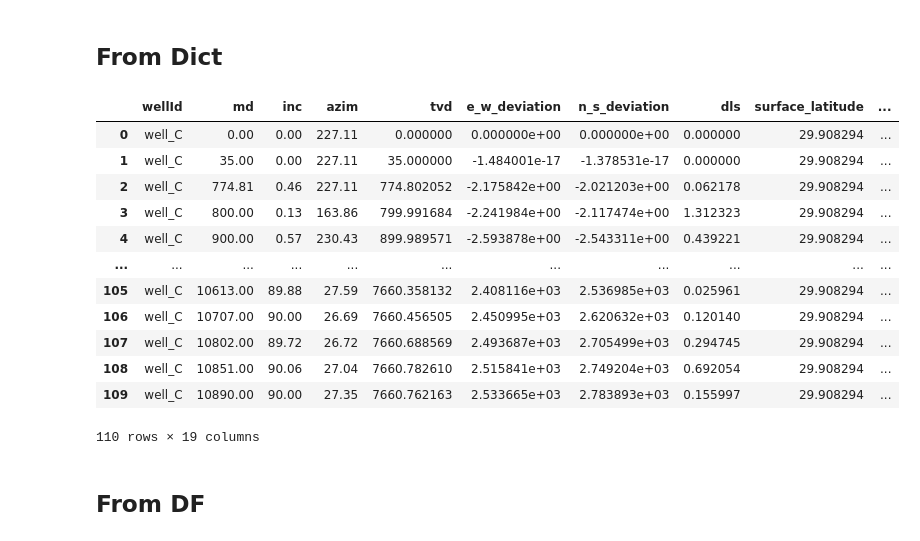
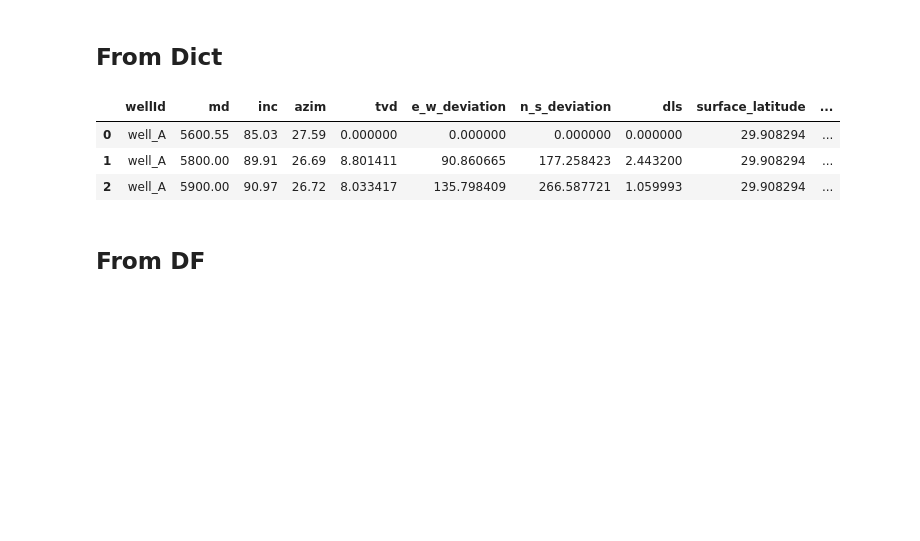
Before and after one commit to bpamos/welltrajconvert, a Jupyter notebook: notebook/Get_From_Different_Data_Sources.ipynb, the cells around one changed output. Drawn from its saved outputs; the diff is of its cells as text; code cells hidden in the pictures; blank space fills up the shorter version.

```diff
--- a/notebook/Get_From_Different_Data_Sources.ipynb
+++ b/notebook/Get_From_Different_Data_Sources.ipynb
@@ -72,35 +71,26 @@ file_paths.items
 # %%
 json_path = get_files(path, folders='data', extensions='.json')
 json_path.items[0]
 
 with open(json_path.items[0]) as json_file:
     json_data = json.load(json_file)
 json_file.close()
 
 my_data = DataSource.from_dictionary(json_data)
 
 my_data.data
 dev_obj = WellboreTrajectory(my_data.data)
 dev_obj.deviation_survey_obj
 dev_obj.calculate_survey_points()
-json_ds = dev_obj.deserialize()
+json_ds = dev_obj.serialize()
 json_ds_obj = json.loads(json_ds)
 df_min_curve = pd.DataFrame(json_ds_obj)
 df_min_curve
 # %% [output]
 |  | wellId | md | inc | azim | tvd | e_w_deviation | n_s_deviation | dls | surface_latitude | ... |
-| 0 | well_C | 0.00 | 0.00 | 227.11 | 0.000000 | 0.000000e+00 | 0.000000e+00 | 0.000000 | 29.908294 | ... |
-| 1 | well_C | 35.00 | 0.00 | 227.11 | 35.000000 | -1.484001e-17 | -1.378531e-17 | 0.000000 | 29.908294 | ... |
-| 2 | well_C | 774.81 | 0.46 | 227.11 | 774.802052 | -2.175842e+00 | -2.021203e+00 | 0.062178 | 29.908294 | ... |
-| 3 | well_C | 800.00 | 0.13 | 163.86 | 799.991684 | -2.241984e+00 | -2.117474e+00 | 1.312323 | 29.908294 | ... |
-| 4 | well_C | 900.00 | 0.57 | 230.43 | 899.989571 | -2.593878e+00 | -2.543311e+00 | 0.439221 | 29.908294 | ... |
-| ... | ... | ... | ... | ... | ... | ... | ... | ... | ... | ... |
-| 105 | well_C | 10613.00 | 89.88 | 27.59 | 7660.358132 | 2.408116e+03 | 2.536985e+03 | 0.025961 | 29.908294 | ... |
-| 106 | well_C | 10707.00 | 90.00 | 26.69 | 7660.456505 | 2.450995e+03 | 2.620632e+03 | 0.120140 | 29.908294 | ... |
-| 107 | well_C | 10802.00 | 89.72 | 26.72 | 7660.688569 | 2.493687e+03 | 2.705499e+03 | 0.294745 | 29.908294 | ... |
-| 108 | well_C | 10851.00 | 90.06 | 27.04 | 7660.782610 | 2.515841e+03 | 2.749204e+03 | 0.692054 | 29.908294 | ... |
-| 109 | well_C | 10890.00 | 90.00 | 27.35 | 7660.762163 | 2.533665e+03 | 2.783893e+03 | 0.155997 | 29.908294 | ... |
+| 0 | well_A | 5600.55 | 85.03 | 27.59 | 0.000000 | 0.000000 | 0.000000 | 0.000000 | 29.908294 | ... |
+| 1 | well_A | 5800.00 | 89.91 | 26.69 | 8.801411 | 90.860665 | 177.258423 | 2.443200 | 29.908294 | ... |
+| 2 | well_A | 5900.00 | 90.97 | 26.72 | 8.033417 | 135.798409 | 266.587721 | 1.059993 | 29.908294 | ... |
-110 rows × 19 columns
 # %% [markdown]
 ## From DF
 # %%
```
Also changed, not shown: parts of 5 cells of this notebook, 1 other file.
